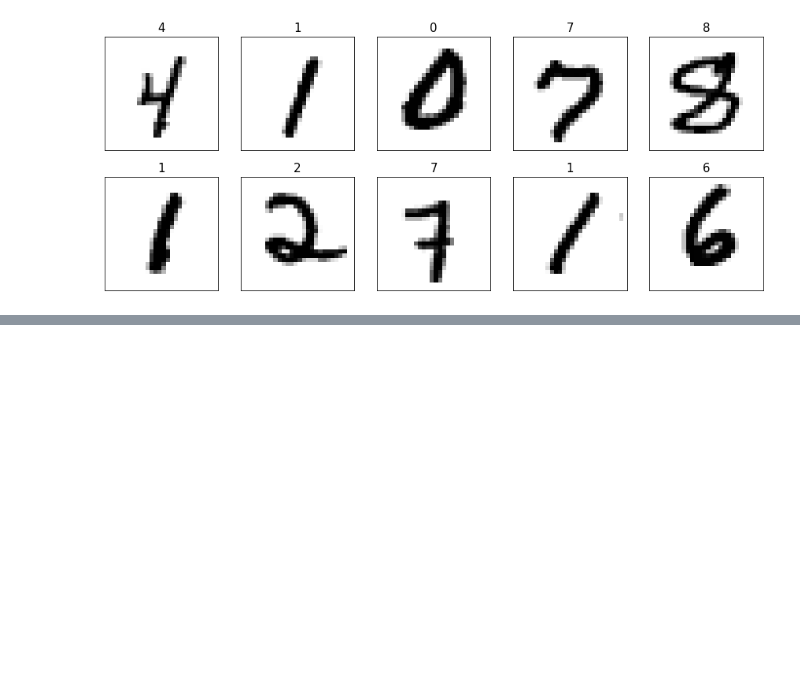
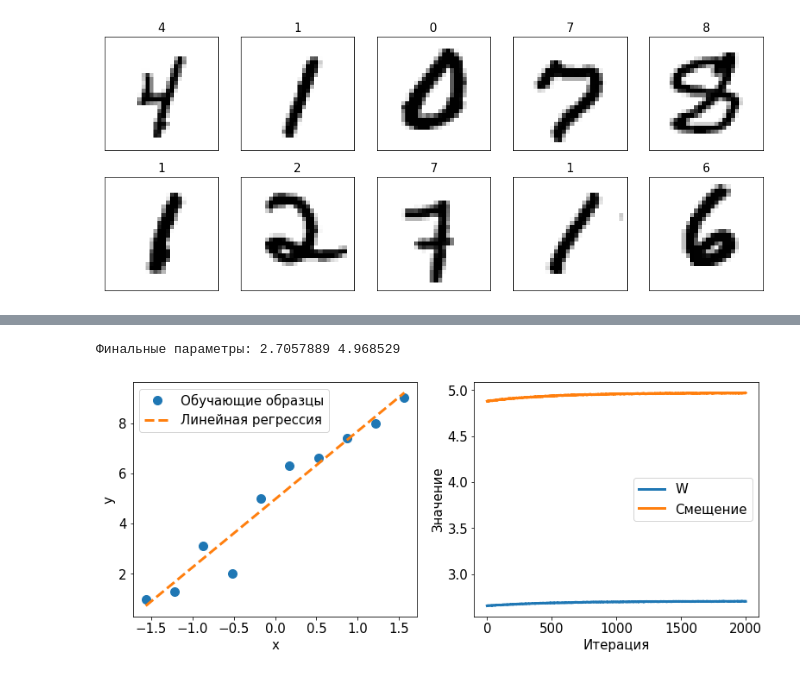
Before and after one commit to 1JigSaW/Book_Python_Machine_Learning, a Jupyter notebook: PARALLELING LEARNING PROCESS NEURAL NETWORKS with TENSORFLOW.ipynb, the cells around one changed output, grey strips where cells are left out. Saved outputs shown, nothing was run; the diff lists cells and outputs as text; code cells hidden in the pictures; blank space fills up the shorter version.

```diff
--- a/PARALLELING LEARNING PROCESS NEURAL NETWORKS with TENSORFLOW.ipynb
+++ b/PARALLELING LEARNING PROCESS NEURAL NETWORKS with TENSORFLOW.ipynb
@@ -524,0 +569,8 @@ plt.show()
+# %%
+def loss_fn(y_true, y_pred):
+    return tf.reduce_mean(tf.square(y_true - y_pred))
+
+yt = tf.convert_to_tensor([1.0])
+yp = tf.convert_to_tensor([1.5])
+
+loss_fn(yt, yp)
@@ -524,0 +579,7 @@ plt.show()
+# %%
+def train(model, inputs, outputs, learning_rate):
+    with tf.GradientTape() as tape:
+        current_loss = loss_fn(model(inputs), outputs)
+    dW, db = tape.gradient(current_loss, [model.w, model.b])
+    model.w.assign_sub(learning_rate * dW)
+    model.b.assign_sub(learning_rate * db)
@@ -524,0 +636,29 @@ plt.show()
+# %%
+print('Финальные параметры:', model.w.numpy(), model.b.numpy())
+
+X_test = np.linspace(0, 9, num=100).reshape(-1, 1)
+X_test_norm = (X_test - np.mean(X_train)) / np.std(X_train)
+
+y_pred = model(tf.cast(X_test_norm, dtype=tf.float32))
+
+fig = plt.figure(figsize=(13, 5))
+ax = fig.add_subplot(1, 2, 1)
+plt.plot(X_train_norm, y_train, 'o', markersize=10)
+plt.plot(X_test_norm, y_pred, '--', lw=3)
+plt.legend(['Обучающие образцы', 'Линейная регрессия'], fontsize=15)
+ax.set_xlabel('x', size=15)
+ax.set_ylabel('y', size=15)
+ax.tick_params(axis='both', which='major', labelsize=15)
+
+ax = fig.add_subplot(1, 2, 2)
+plt.plot(Ws, lw=3)
+plt.plot(bs, lw=3)
+plt.legend(['W', 'Смещение'], fontsize=15)
+ax.set_xlabel('Итерация', size=15)
+ax.set_ylabel('Значение', size=15)
+ax.tick_params(axis='both', which='major', labelsize=15)
+
+plt.show()
+# %% [output]
+Финальные параметры: 2.7057889 4.968529
+[figure, added]
```
Also changed, not shown: parts of 27 cells of this notebook, 1 other file.
